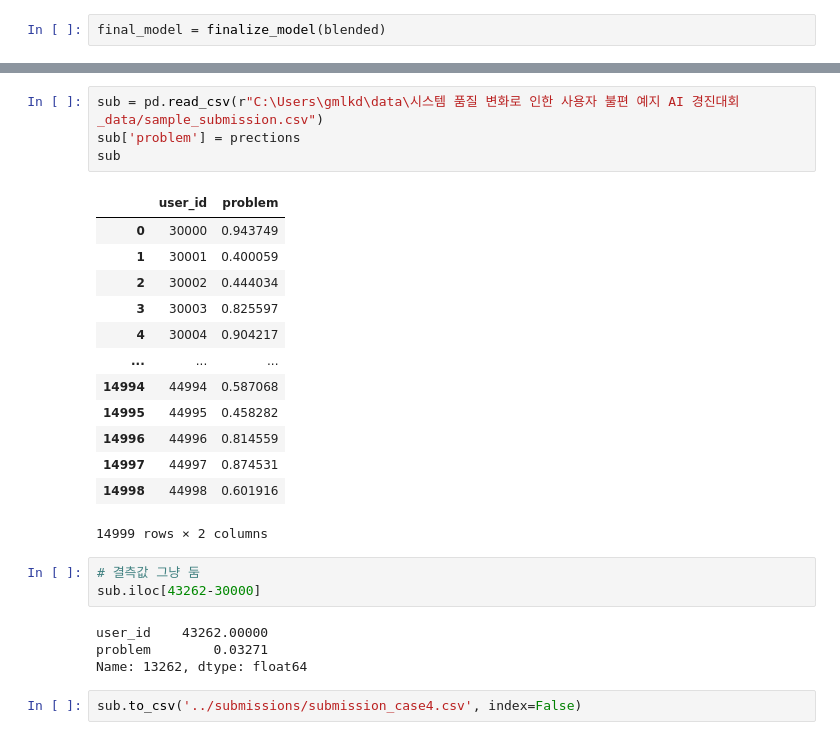
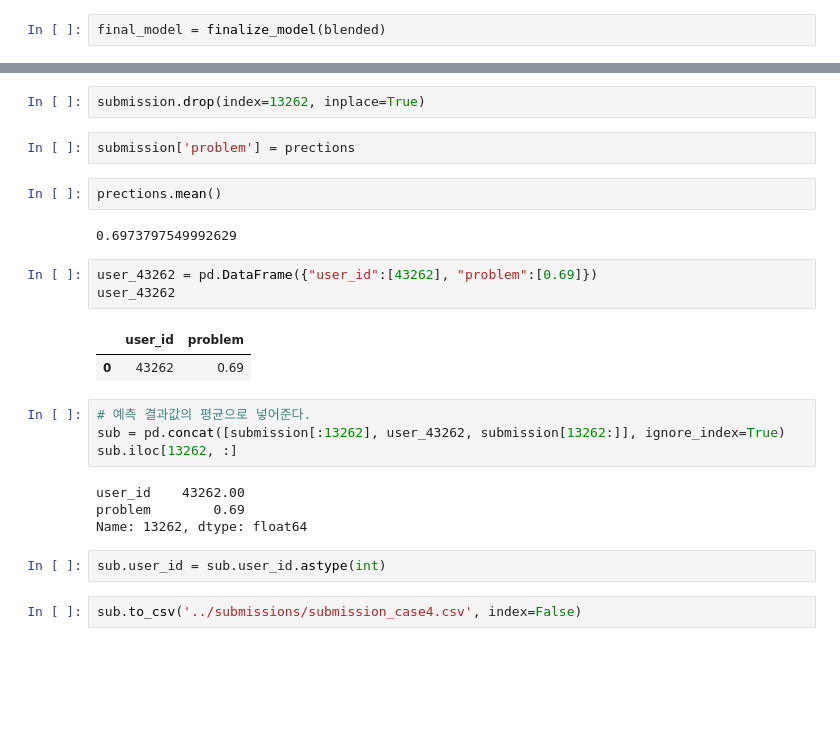
Before and after one commit to LEEHM97/machine-learning-exercises, a Jupyter notebook: 10.DAYCON대회_사용자불편예지/models/model_case4.ipynb, the cells around one changed output, grey strips where cells are left out. Saved outputs shown, nothing was run; the diff lists cells and outputs as text; blank space fills up the shorter version.

```diff
--- a/10.DAYCON대회_사용자불편예지/models/model_case4.ipynb
+++ b/10.DAYCON대회_사용자불편예지/models/model_case4.ipynb
@@ -600,27 +202,26 @@ array([0.94374904, 0.40005905, 0.44403366, ..., 0.81455874, 0.87453076,
-# %%
-sub = pd.read_csv(r"C:\Users\gmlkd\data\시스템 품질 변화로 인한 사용자 불편 예지 AI 경진대회_data/sample_submission.csv")
-sub['problem'] = prections
-sub
-# %% [output]
-|  | user_id | problem |
-| 0 | 30000 | 0.943749 |
-| 1 | 30001 | 0.400059 |
-| 2 | 30002 | 0.444034 |
-| 3 | 30003 | 0.825597 |
-| 4 | 30004 | 0.904217 |
-| ... | ... | ... |
-| 14994 | 44994 | 0.587068 |
-| 14995 | 44995 | 0.458282 |
-| 14996 | 44996 | 0.814559 |
-| 14997 | 44997 | 0.874531 |
-| 14998 | 44998 | 0.601916 |
-14999 rows × 2 columns
-# %%
-# 결측값 그냥 둠
-sub.iloc[43262-30000]
-# %% [output]
-user_id    43262.00000
-problem        0.03271
-Name: 13262, dtype: float64
+# %%
+submission.drop(index=13262, inplace=True)
+# %%
+submission['problem'] = prections
+# %%
+prections.mean()
+# %% [output]
+0.6973797549992629
+# %%
+user_43262 = pd.DataFrame({"user_id":[43262], "problem":[0.69]})
+user_43262
+# %% [output]
+|  | user_id | problem |
+| 0 | 43262 | 0.69 |
+# %%
+# 예측 결과값의 평균으로 넣어준다.
+sub = pd.concat([submission[:13262], user_43262, submission[13262:]], ignore_index=True)
+sub.iloc[13262, :]
+# %% [output]
+user_id    43262.00
+problem        0.69
+Name: 13262, dtype: float64
+# %%
+sub.user_id = sub.user_id.astype(int)
 # %%
 sub.to_csv('../submissions/submission_case4.csv', index=False)
```
Also changed, not shown: parts of 50 cells of this notebook.
